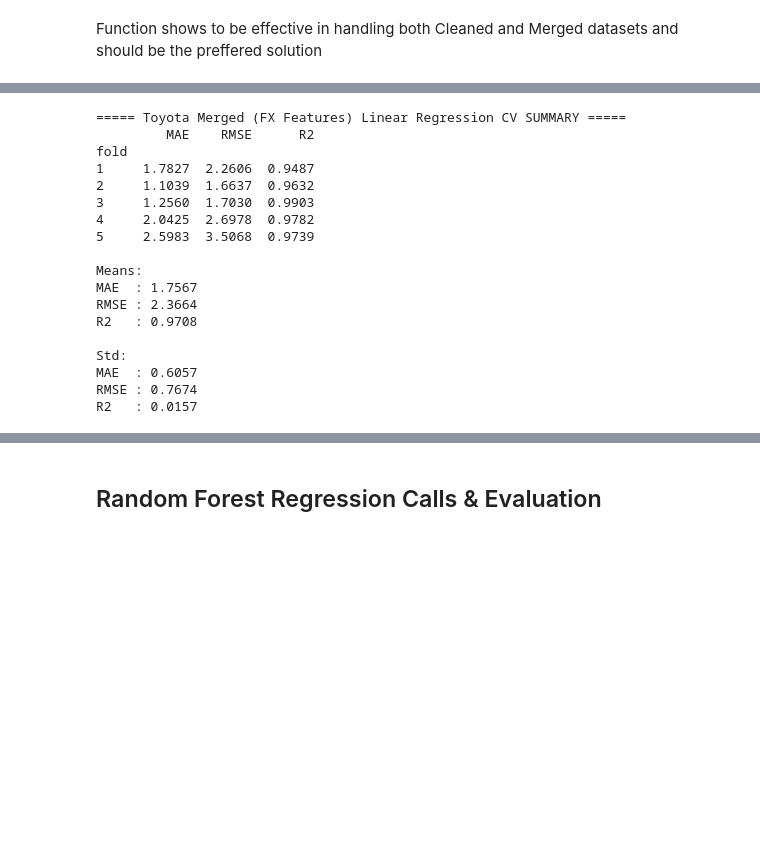
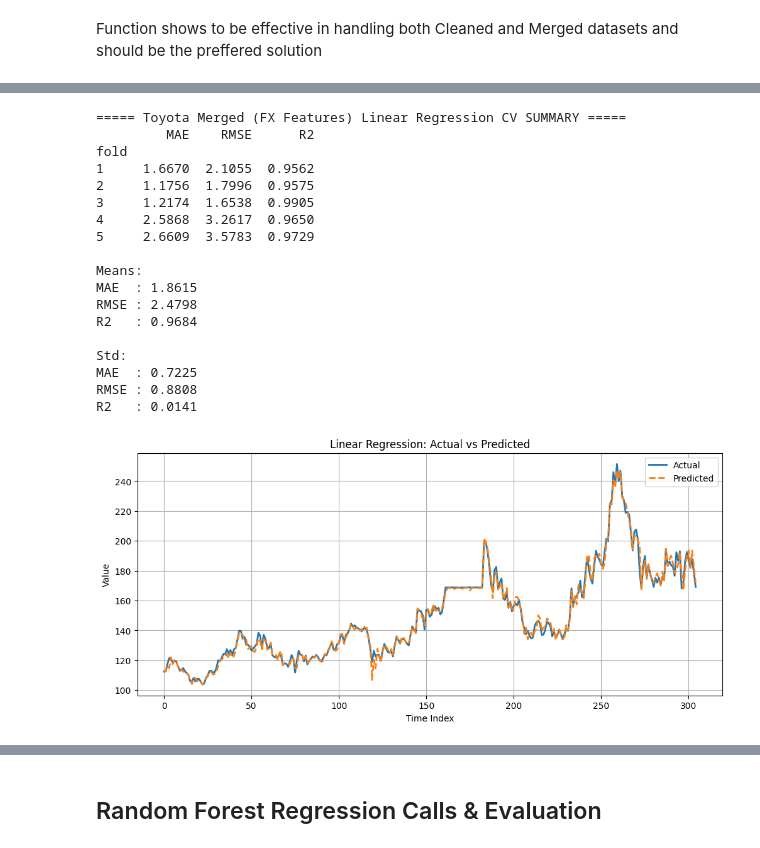
Before and after one commit to IntelligentSystemsProject/Stock-Market-Project, a Jupyter notebook: project.ipynb, the cells around one changed output, grey strips where cells are left out. Drawn from its saved outputs; the diff is of its cells as text; code cells hidden in the pictures; blank space fills up the shorter version.

```diff
--- a/project.ipynb
+++ b/project.ipynb
@@ -1642,41 +1961,48 @@ R2   : 0.0107
 # %%
 toyota_df = merged_toyota_df.copy()
 
-toyota_data_raw = toyota_df
+toyota_data_raw = toyota_df_clean
 toyota_features = list(toyota_df.columns)
 
 # target is Toyota stock close price
 toyota_target_index = toyota_features.index("close")
 
-results_toyota = train_linear_regression_ts(
-    data_raw=toyota_data_raw,
+results_toyota_merged = train_linear_regression_ts(
+    data_raw=toyota_df,
     features=toyota_features,
     target_index=toyota_target_index,
     window_size=window_size,
     n_splits=n_splits
 )
 
 # predictions
-y_test_actual_lr_toyota, y_pred_actual_lr_toyota = results_toyota["all_preds"]
+y_test_actual_lr_toyota, y_pred_actual_lr_toyota = results_toyota_merged["all_preds"]
 
 # print results
-print_cv_summary(results_toyota, name="Toyota Merged (FX Features) Linear Regression")
+print_cv_summary(results_toyota_merged, name="Toyota Merged (FX Features) Linear Regression")
+
+
+plot_actual_vs_predicted(
+    results_toyota_merged,
+    title="Linear Regression: Actual vs Predicted"
+)
 # %% [output]
 ===== Toyota Merged (FX Features) Linear Regression CV SUMMARY =====
          MAE    RMSE      R2
 fold
-1     1.7827  2.2606  0.9487
-2     1.1039  1.6637  0.9632
-3     1.2560  1.7030  0.9903
-4     2.0425  2.6978  0.9782
-5     2.5983  3.5068  0.9739
+1     1.6670  2.1055  0.9562
+2     1.1756  1.7996  0.9575
+3     1.2174  1.6538  0.9905
+4     2.5868  3.2617  0.9650
+5     2.6609  3.5783  0.9729
 
 Means:
-MAE  : 1.7567
-RMSE : 2.3664
-R2   : 0.9708
+MAE  : 1.8615
+RMSE : 2.4798
+R2   : 0.9684
 
 Std:
-MAE  : 0.6057
-RMSE : 0.7674
-R2   : 0.0157
+MAE  : 0.7225
+RMSE : 0.8808
+R2   : 0.0141
+[figure, added]
```
Also changed, not shown: parts of 46 cells of this notebook.
